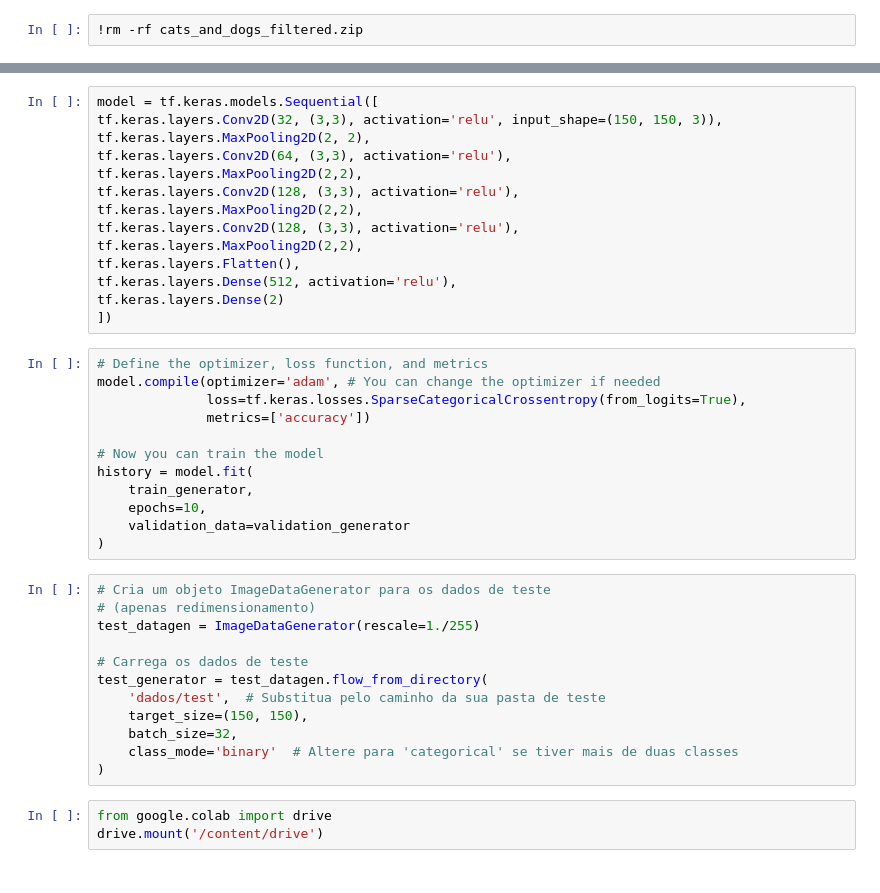
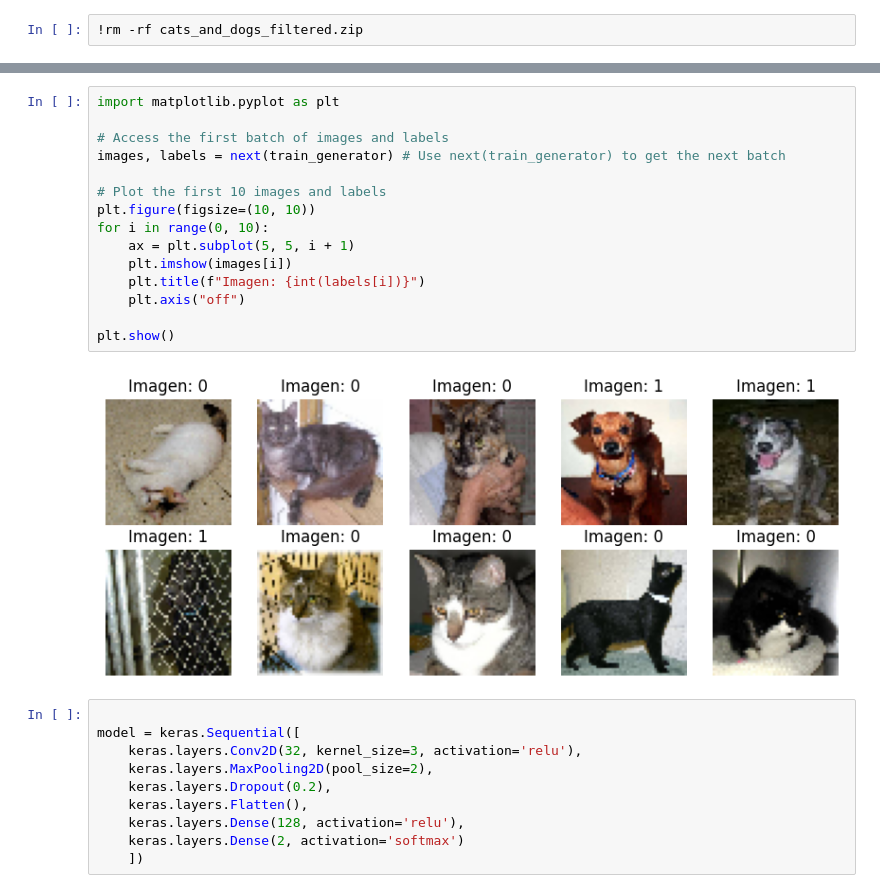
Before and after one commit to siqueirago/Analisando-textos-com-Languege-Studio-Azure, a Jupyter notebook: Cats_and_dogs.ipynb, the cells around one changed output, grey strips where cells are left out. Cells and saved outputs as stored; diff of their text form.

```diff
--- a/Cats_and_dogs.ipynb
+++ b/Cats_and_dogs.ipynb
@@ -85,41 +25,27 @@ FileNotFoundError: [Errno 2] No such file or directory: 'dados/train'
+# %%
+import matplotlib.pyplot as plt
+
+# Access the first batch of images and labels
+images, labels = next(train_generator) # Use next(train_generator) to get the next batch
+
+# Plot the first 10 images and labels
+plt.figure(figsize=(10, 10))
+for i in range(0, 10):
+    ax = plt.subplot(5, 5, i + 1)
+    plt.imshow(images[i])
+    plt.title(f"Imagen: {int(labels[i])}")
+    plt.axis("off")
+
+plt.show()
+# %% [output]
+[figure, added]
 # %%
-model = tf.keras.models.Sequential([
-tf.keras.layers.Conv2D(32, (3,3), activation='relu', input_shape=(150, 150, 3)),
-tf.keras.layers.MaxPooling2D(2, 2),
-tf.keras.layers.Conv2D(64, (3,3), activation='relu'),
-tf.keras.layers.MaxPooling2D(2,2),
-tf.keras.layers.Conv2D(128, (3,3), activation='relu'),
-tf.keras.layers.MaxPooling2D(2,2),
-tf.keras.layers.Conv2D(128, (3,3), activation='relu'),
-tf.keras.layers.MaxPooling2D(2,2),
-tf.keras.layers.Flatten(),
-tf.keras.layers.Dense(512, activation='relu'),
-tf.keras.layers.Dense(2)
-])
+
+model = keras.Sequential([
+    keras.layers.Conv2D(32, kernel_size=3, activation='relu'),
+    keras.layers.MaxPooling2D(pool_size=2),
+    keras.layers.Dropout(0.2),
+    keras.layers.Flatten(),
+    keras.layers.Dense(128, activation='relu'),
+    keras.layers.Dense(2, activation='softmax')
+    ])
-# %%
-# Define the optimizer, loss function, and metrics
-model.compile(optimizer='adam', # You can change the optimizer if needed
-              loss=tf.keras.losses.SparseCategoricalCrossentropy(from_logits=True),
-              metrics=['accuracy'])
-
-# Now you can train the model
-history = model.fit(
-    train_generator,
-    epochs=10,
-    validation_data=validation_generator
-)
-# %%
-# Cria um objeto ImageDataGenerator para os dados de teste
-# (apenas redimensionamento)
-test_datagen = ImageDataGenerator(rescale=1./255)
-
-# Carrega os dados de teste
-test_generator = test_datagen.flow_from_directory(
-    'dados/test',  # Substitua pelo caminho da sua pasta de teste
-    target_size=(150, 150),
-    batch_size=32,
-    class_mode='binary'  # Altere para 'categorical' se tiver mais de duas classes
-)
-# %%
-from google.colab import drive
-drive.mount('/content/drive')
```
Also changed, not shown: parts of 19 cells of this notebook.
